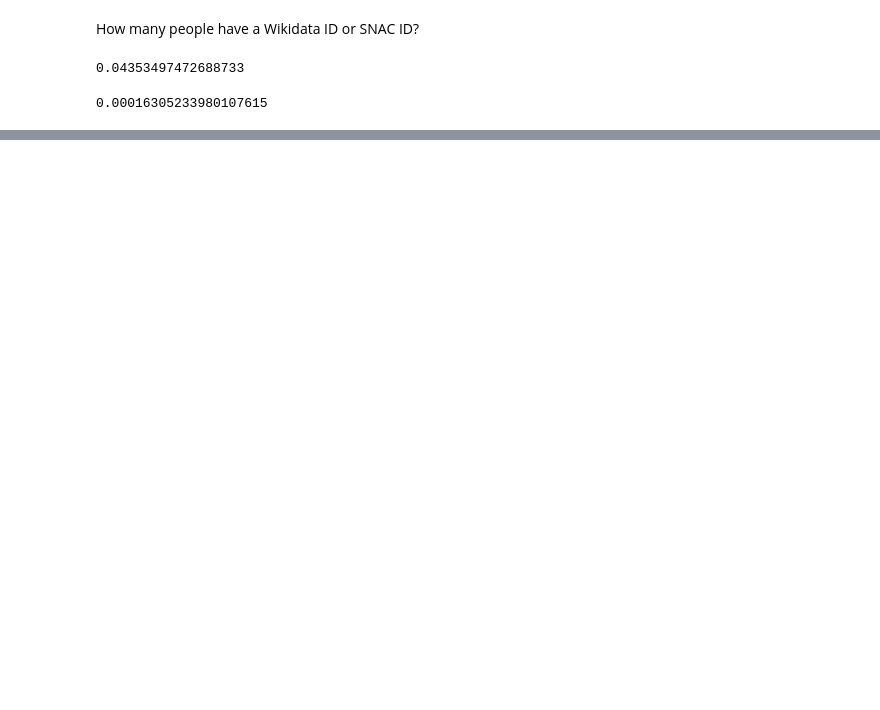
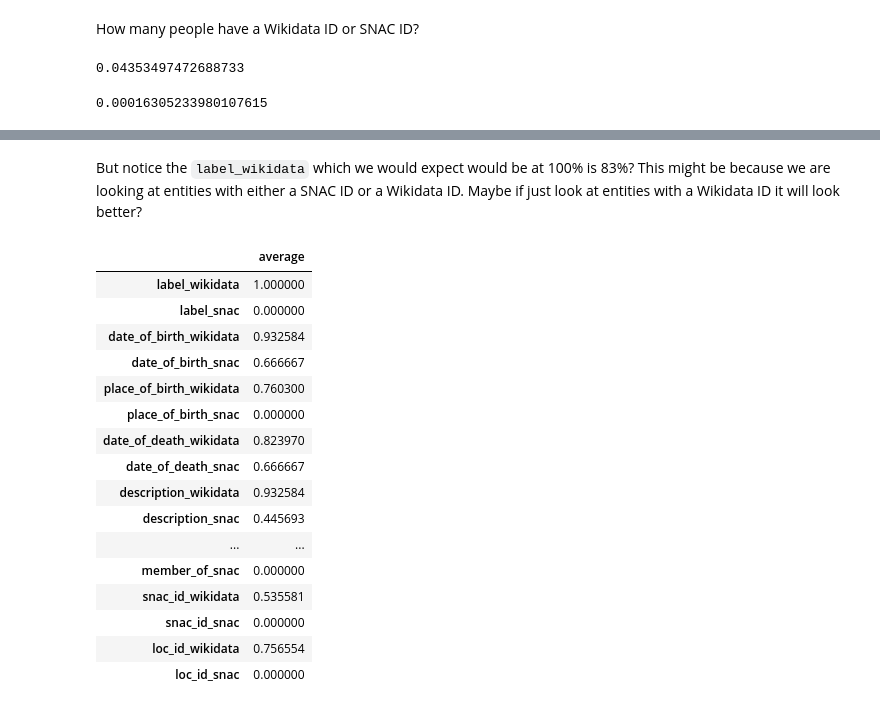
Before and after one commit to umd-mith/airwaves-entity-report, a Jupyter notebook: Entity Report.ipynb, the cells around one changed output, grey strips where cells are left out. Saved outputs shown, nothing was run; the diff lists cells and outputs as text; code cells hidden in the pictures; blank space fills up the shorter version.

```diff
--- a/Entity Report.ipynb
+++ b/Entity Report.ipynb
@@ -105,0 +104,26 @@ pandas.core.series.Series
+# %% [markdown]
+But notice the `label_wikidata` which we would expect would be at 100% is 83%? This might be because we are looking at entities with either a SNAC ID or a Wikidata ID. Maybe if just look at entities with a Wikidata ID it will look better?
+# %%
+people_wikidata = people[people['wikidata_id'].notna()]
+people_wikidata_avg = pandas.DataFrame({
+    "average": people_wikidata.loc[:,'label_wikidata':].sum() / len(people_wikidata),
+})
+people_wikidata_avg
+# %% [output]
+|  | average |
+| label_wikidata | 1.000000 |
+| label_snac | 0.000000 |
+| date_of_birth_wikidata | 0.932584 |
+| date_of_birth_snac | 0.666667 |
+| place_of_birth_wikidata | 0.760300 |
+| place_of_birth_snac | 0.000000 |
+| date_of_death_wikidata | 0.823970 |
+| date_of_death_snac | 0.666667 |
+| description_wikidata | 0.932584 |
+| description_snac | 0.445693 |
+| ... | ... |
+| member_of_snac | 0.000000 |
+| snac_id_wikidata | 0.535581 |
+| snac_id_snac | 0.000000 |
+| loc_id_wikidata | 0.756554 |
+| loc_id_snac | 0.000000 |
```
Also changed, not shown: parts of 8 cells of this notebook, 5 other files.
